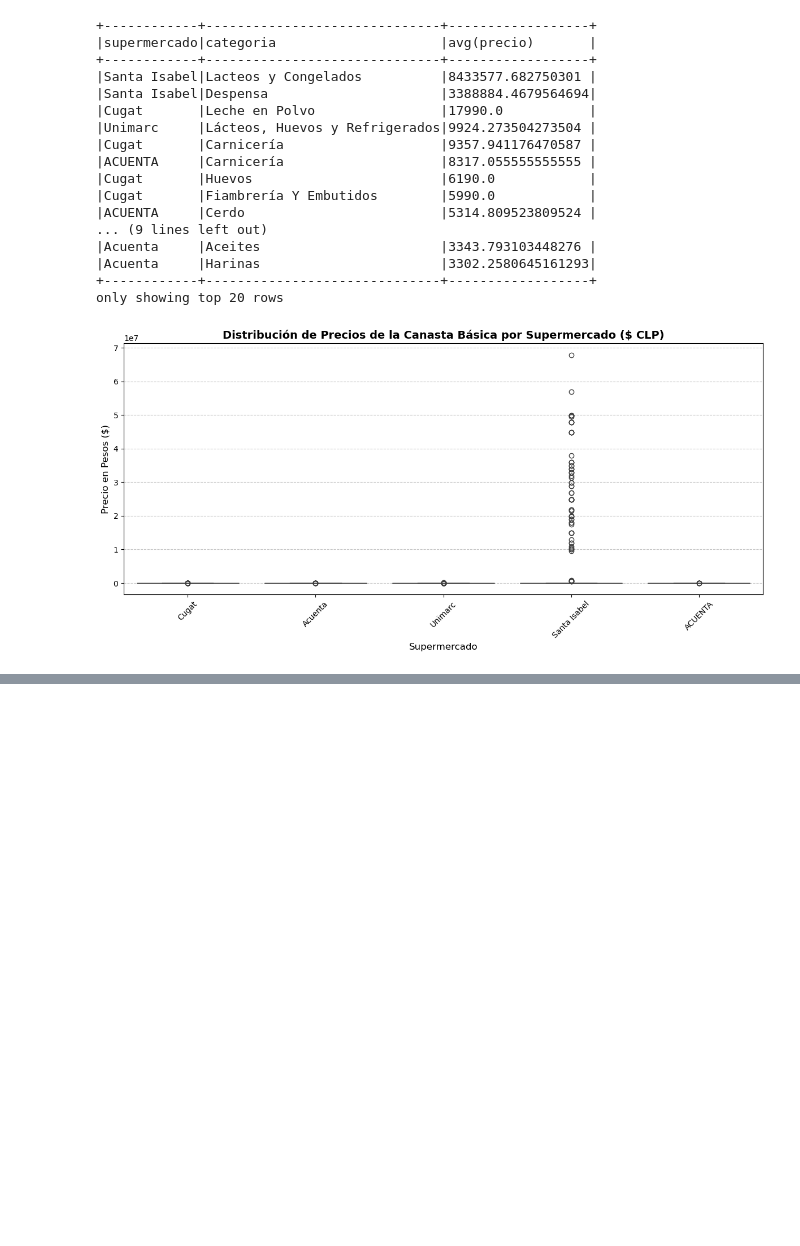
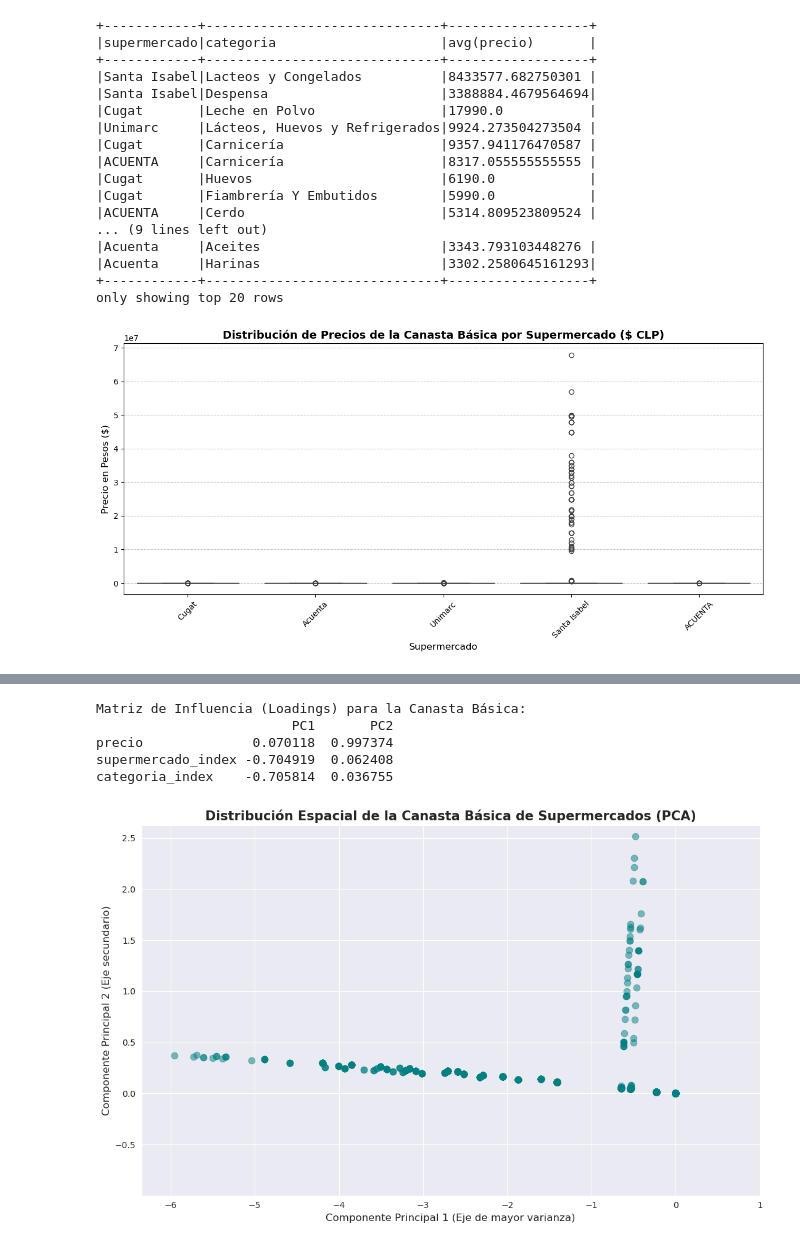
Before and after one commit to IICG-Coquimbo/practica-proyecto-retail-a, a Jupyter notebook: semanas/Semanaa/Untitled.ipynb, the cells around one changed output, grey strips where cells are left out. Cells and saved outputs as stored; diff of their text form; code cells hidden in the pictures; blank space fills up the shorter version.

Commit message:
Feat: Finaliza modelos supervisados y regresión lineal Semana 12

```diff
--- a/semanas/Semanaa/Untitled.ipynb
+++ b/semanas/Semanaa/Untitled.ipynb
@@ -154,0 +207,16 @@ plt.show()
+# %%
+from pyspark.sql.functions import col
+
+# Creamos el DataFrame optimizado para el análisis numérico/categórico de tu proyecto
+df_clustering = df_raw.select(
+    col("marca").alias("marca"),                           # Tu columna de marca original
+    col("supermercado").alias("supermercado"),             # Cadena de retail (Lider, Acuenta, etc.)
+    col("categoria").alias("categoria"),                   # Pasillo o tipo de alimento
+    col("precio").cast("double").alias("precio")           # Aseguramos que el precio sea numérico (Double)
+)
+
+# Mostramos el esquema para verificar que los tipos cambiaron correctamente
+df_clustering.printSchema()
+
+# Vemos una muestra de los primeros 5 registros transformados
+df_clustering.show(5)
@@ -154,0 +283,63 @@ plt.show()
+# %%
+import pandas as pd
+
+# 1. Extraemos la matriz de componentes desde tu modelo PCA entrenado
+loadings = pca_model.pc.toArray()
+
+# 2. Definimos tus variables reales en el mismo orden en que se vectorizaron
+variables = ["precio", "supermercado_index", "categoria_index"]
+
+# 3. Creamos el DataFrame de Pandas para cruzar los coeficientes con tus columnas
+pc_loadings = pd.DataFrame(loadings, columns=['PC1', 'PC2'], index=variables)
+
+print("Matriz de Influencia (Loadings) para la Canasta Básica:")
+print(pc_loadings)
+# %% [output]
+Matriz de Influencia (Loadings) para la Canasta Básica:
+                         PC1       PC2
+precio              0.070118  0.997374
+supermercado_index -0.704919  0.062408
+categoria_index    -0.705814  0.036755
+# %%
+import pandas as pd
+import seaborn as sns
+import matplotlib.pyplot as plt
+import numpy as np
+
+# 1. Extraemos una muestra del 20% para proteger la memoria y seleccionamos las columnas reales
+pdf_pca_raw = df_pca.sample(False, 0.2).select("pcaFeatures", "marca").toPandas()
+
+# 2. Convertimos el vector de Spark a columnas numéricas de Pandas (PC1 y PC2)
+pdf_pca_raw[['PC1', 'PC2']] = pd.DataFrame(pdf_pca_raw['pcaFeatures'].apply(lambda x: x.toArray()).tolist())
+
+# 3. Calculamos límites estadísticos (percentiles 1-99) para evitar que los valores atípicos alejen el gráfico
+pc1_min, pc1_max = np.percentile(pdf_pca_raw['PC1'], [1, 99])
+pc2_min, pc2_max = np.percentile(pdf_pca_raw['PC2'], [1, 99])
+
+# 4. Configurar y dibujar el Scatterplot bidimensional del PCA
+plt.figure(figsize=(11, 7))
+sns.set_style("darkgrid")
+
+sns.scatterplot(
+    data=pdf_pca_raw,
+    x='PC1',
+    y='PC2',
+    color='teal',     # Color único para ver la densidad de dispersión
+    s=60,
+    alpha=0.5,        # Transparencia clave para ver dónde se acumulan más productos
+    edgecolor=None
+)
+
+# 5. Aplicamos el zoom centrado en la masa principal de datos
+plt.xlim(pc1_min - 1, pc1_max + 1)
+plt.ylim(pc2_min - 1, pc2_max + 1)
+
+# Personalización con los datos de tu Hito
+plt.title('Distribución Espacial de la Canasta Básica de Supermercados (PCA)', fontsize=15, fontweight='bold')
+plt.xlabel('Componente Principal 1 (Eje de mayor varianza)', fontsize=12)
+plt.ylabel('Componente Principal 2 (Eje secundario)', fontsize=12)
+
+plt.tight_layout()
+plt.show()
+# %% [output]
+[figure, added]
```
Also changed, not shown: parts of 19 cells of this notebook, 24 other files.
